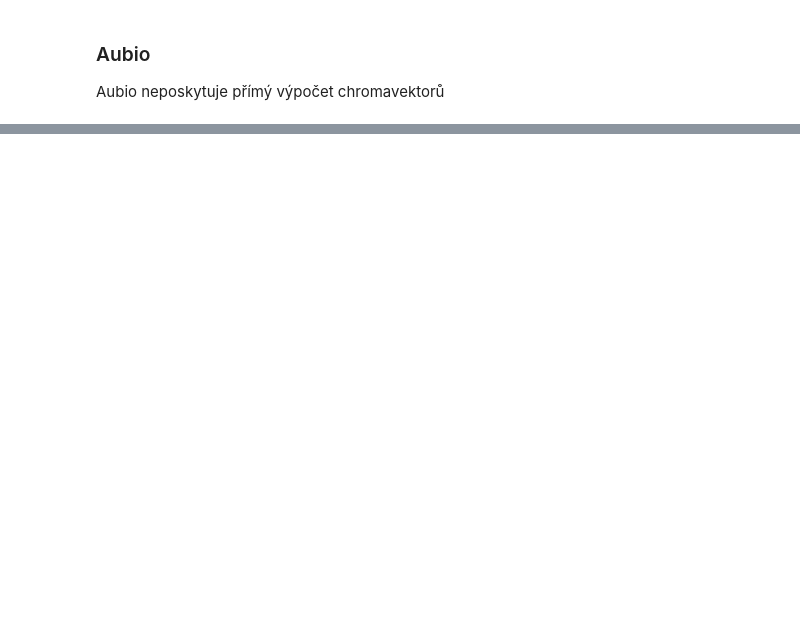
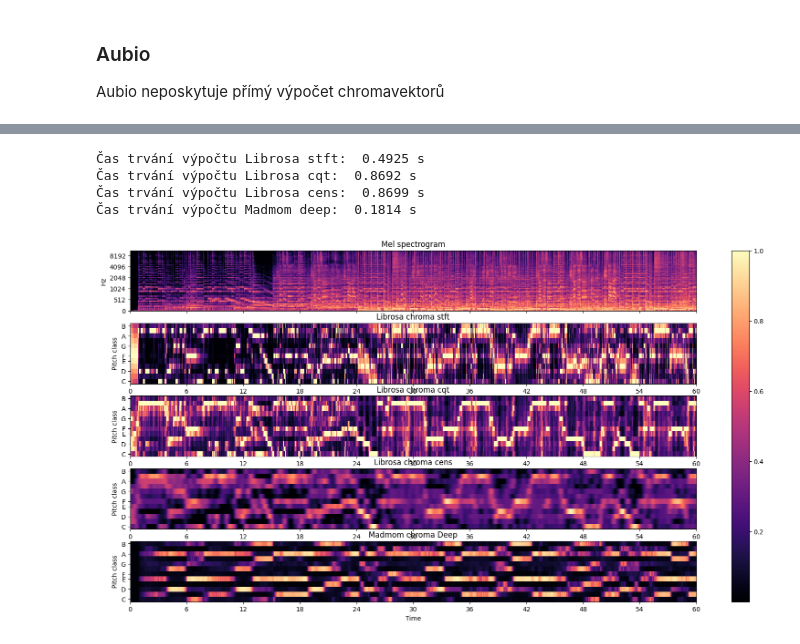
Before and after one commit to VikinnCz/Diplomova_prace_reseni, a Jupyter notebook: Chroma_vectors_comparison.ipynb, the cells around one changed output, grey strips where cells are left out. Drawn from its saved outputs; the diff is of its cells as text; code cells hidden in the pictures; blank space fills up the shorter version.

```diff
--- a/Chroma_vectors_comparison.ipynb
+++ b/Chroma_vectors_comparison.ipynb
@@ -77,0 +135,9 @@ Text(0.5, 1.0, 'Madmom chroma Deep')
+# %%
+uploaded_file_name = "Referencni_skladby/The Beatles - Abbey Road (1969) (2012 180g Vinyl 24bit-96kHz) [FLAC] vtwin88cube/07.-Here Comes The Sun.wav"
+Chromavectors_anylse(uploaded_file_name)
+# %% [output]
+Čas trvání výpočtu Librosa stft:  0.4925 s
+Čas trvání výpočtu Librosa cqt:  0.8692 s
+Čas trvání výpočtu Librosa cens:  0.8699 s
+Čas trvání výpočtu Madmom deep:  0.1814 s
+[figure, added]
```
Also changed, not shown: parts of 14 cells of this notebook, 1 other file.
